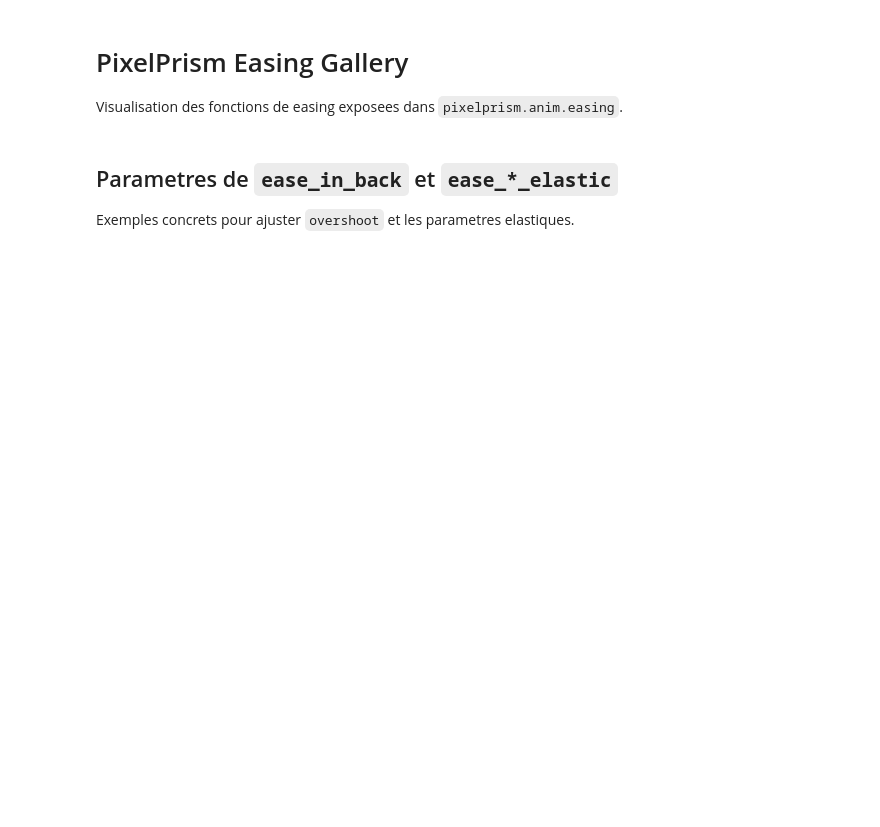
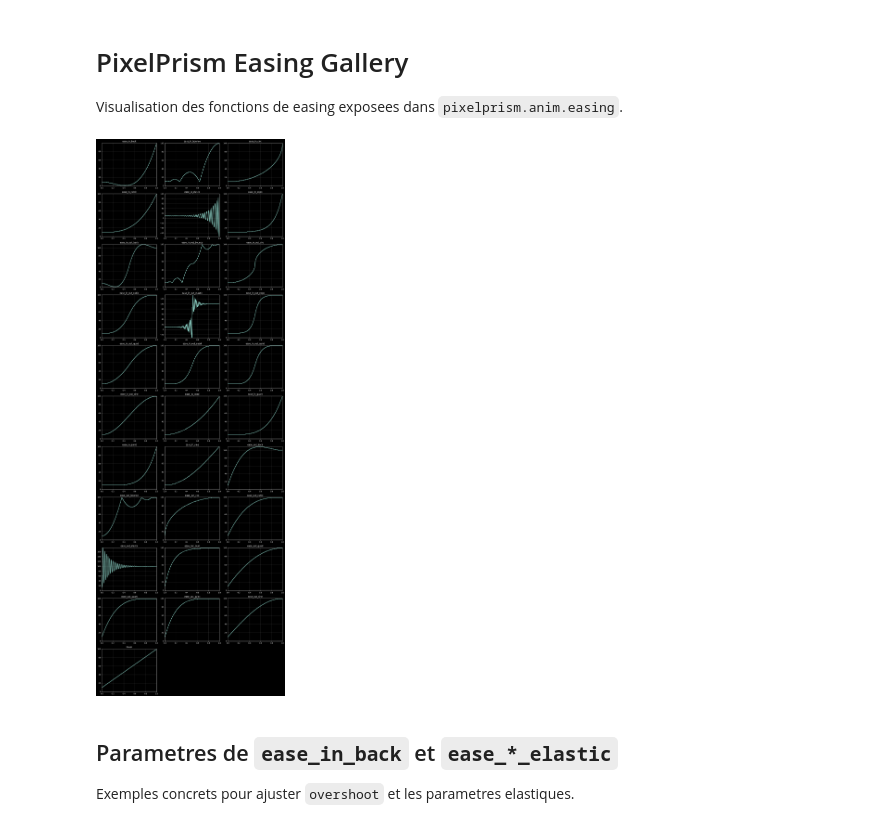
Before and after one commit to nschaetti/PixelPrism, a Jupyter notebook: notebooks/anim/easing_gallery.ipynb, the cells around one changed output. Saved outputs shown, nothing was run; the diff lists cells and outputs as text; code cells hidden in the pictures; blank space fills up the shorter version.

```diff
--- a/notebooks/anim/easing_gallery.ipynb
+++ b/notebooks/anim/easing_gallery.ipynb
@@ -5,39 +5,51 @@ Visualisation des fonctions de easing exposees dans `pixelprism.anim.easing`.
 # %%
 import numpy as np
 import matplotlib.pyplot as plt
 
-from pixelprism.anim.easing import EASINGS
+from pixelprism.anim.easing import EASINGS, INTERPOLATES, create_interpolate
 
 u = np.linspace(0.0, 1.0, 500)
-names = sorted(EASINGS.keys())
+easing_names = sorted(EASINGS.keys())
+interpolate_names = sorted(INTERPOLATES.keys())
 
-n = len(names)
+start_value = 10
+end_value = 100
+
+n = len(easing_names)
 cols = 3
 rows = int(np.ceil(n / cols))
 
 fig, axes = plt.subplots(rows, cols, figsize=(15, 4 * rows), squeeze=False)
 
-for idx, name in enumerate(names):
+for idx, name in enumerate(easing_names):
     r = idx // cols
     c = idx % cols
     ax = axes[r][c]
-    fn = EASINGS[name]
 
-    y = np.array([fn(float(x)) for x in u])
+    fn = create_interpolate(
+        start=start_value,
+        end=end_value,
+        interpolate_fn=INTERPOLATES["integer"],
+        easing_fn=EASINGS[name],
+    )
+
+    y = np.array([fn(t=float(x)) for x in u])
     ax.plot(u, y, linewidth=2, label=name)
     ax.plot([0, 1], [0, 1], linestyle='--', linewidth=1, color='gray', alpha=0.6, label='linear ref')
     ax.set_title(name)
     ax.set_xlim(0, 1)
     ax.set_ylim(min(-0.3, y.min() - 0.05), max(1.3, y.max() + 0.05))
     ax.grid(alpha=0.25)
 
 for idx in range(n, rows * cols):
     r = idx // cols
     c = idx % cols
     axes[r][c].axis('off')
 
 plt.tight_layout()
 plt.show()
+# %% [output]
+[figure, added]
 # %% [markdown]
 ## Parametres de `ease_in_back` et `ease_*_elastic`
 
```
Also changed, not shown: parts of 1 cell of this notebook, 4 other files.
